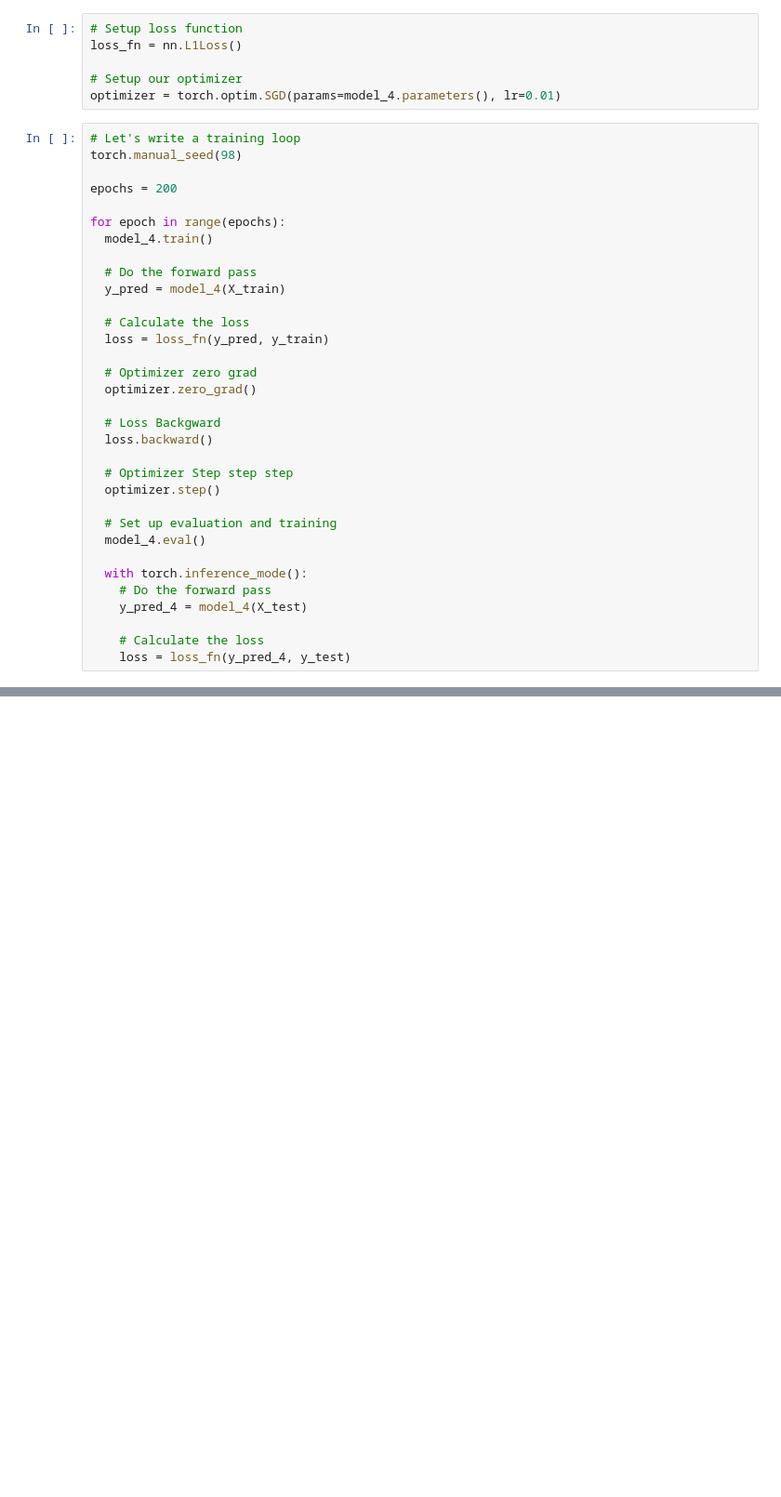
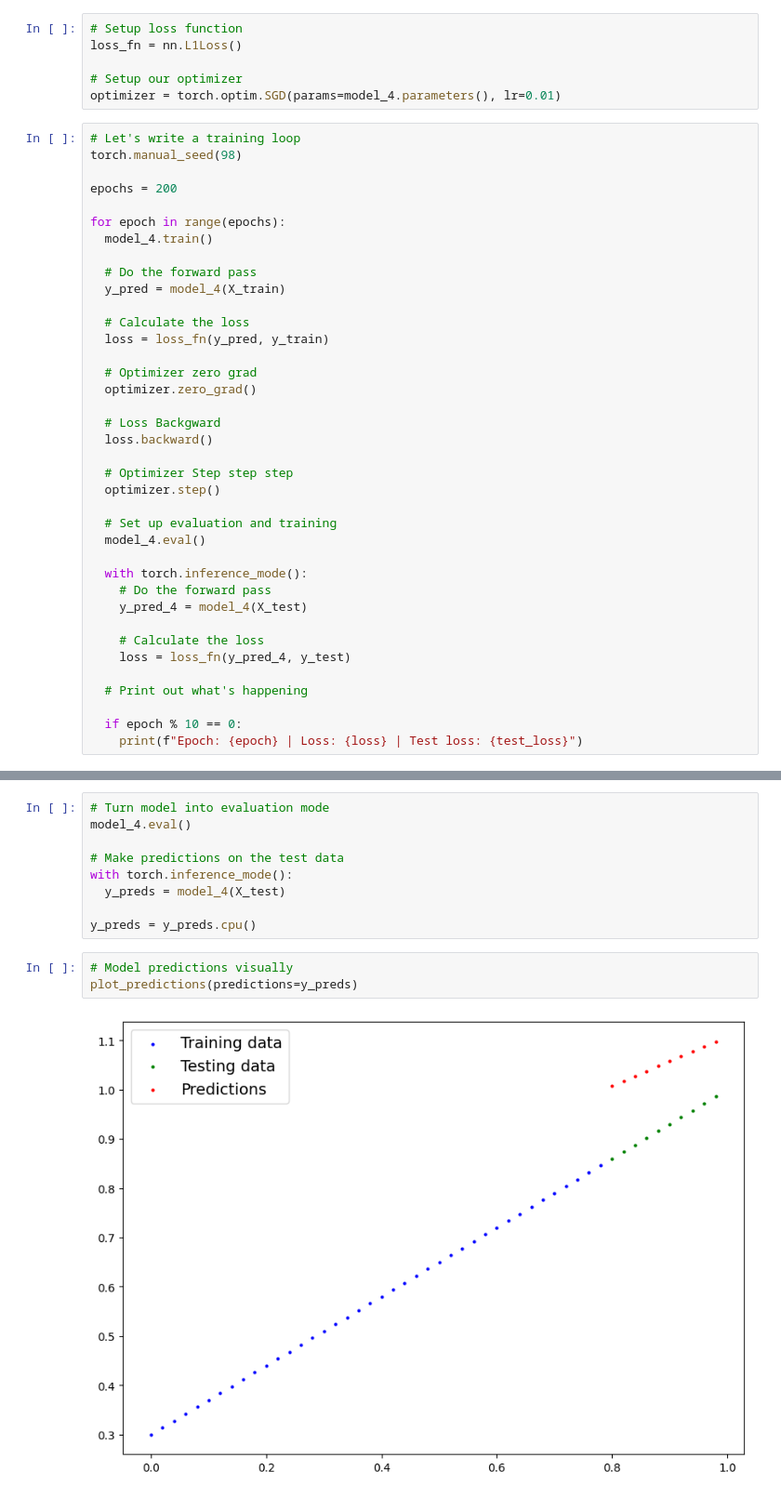
Before and after one commit to thewallandus/ml-with-pytorch, a Jupyter notebook: 01_pytorch_workflow_fundamentals_video.ipynb, the cells around one changed output, grey strips where cells are left out. Shown: that part at 93% size. Saved outputs shown, nothing was run; the diff lists cells and outputs as text; blank space fills up the shorter version.

```diff
--- a/01_pytorch_workflow_fundamentals_video.ipynb
+++ b/01_pytorch_workflow_fundamentals_video.ipynb
@@ -670,3 +670,8 @@ for epoch in range(epochs):
 
     # Calculate the loss
     loss = loss_fn(y_pred_4, y_test)
+
+  # Print out what's happening
+
+  if epoch % 10 == 0:
+    print(f"Epoch: {epoch} | Loss: {loss} | Test loss: {test_loss}")
@@ -672,0 +706,14 @@ for epoch in range(epochs):
+# %%
+# Turn model into evaluation mode
+model_4.eval()
+
+# Make predictions on the test data
+with torch.inference_mode():
+  y_preds = model_4(X_test)
+
+y_preds = y_preds.cpu()
+# %%
+# Model predictions visually
+plot_predictions(predictions=y_preds)
+# %% [output]
+[figure, added]
```
Also changed, not shown: parts of 8 cells of this notebook.
